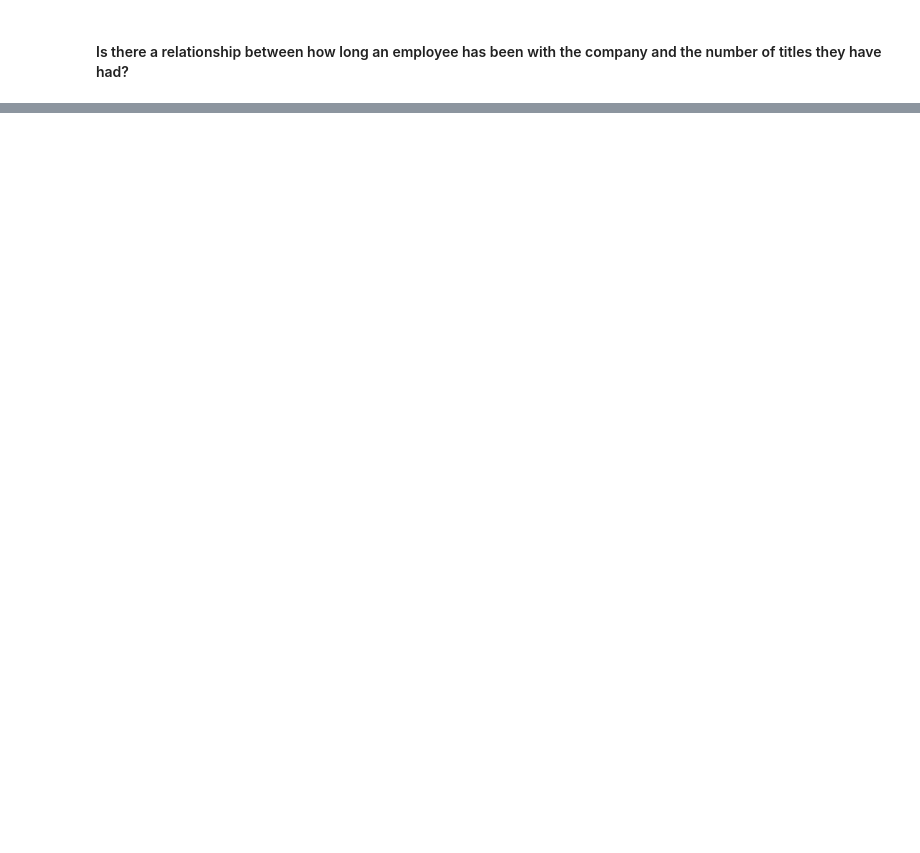
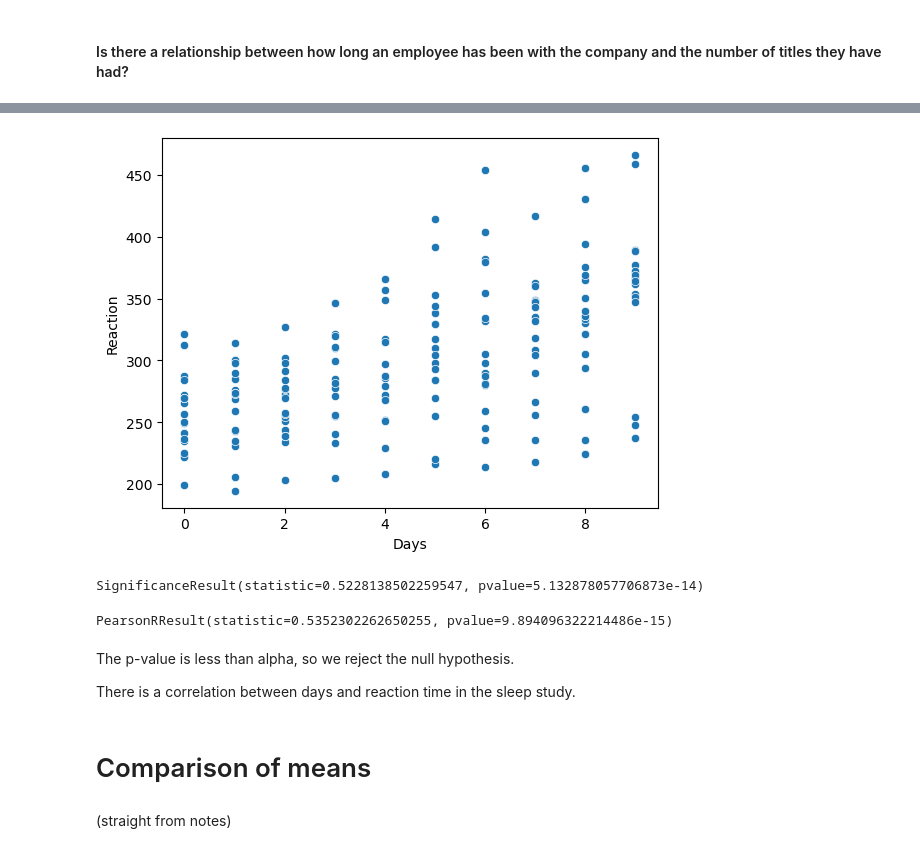
Before and after one commit to brandon-hess43/statistics-exercises, a Jupyter notebook: hypothesis_testing.ipynb, the cells around one changed output, grey strips where cells are left out. Cells and saved outputs as stored; diff of their text form; code cells hidden in the pictures; blank space fills up the shorter version.

Commit message:
added comparison of means exercises

```diff
--- a/hypothesis_testing.ipynb
+++ b/hypothesis_testing.ipynb
@@ -893,0 +1071,20 @@ df
+# %%
+sns.scatterplot(data=df, x='Days', y='Reaction');
+# %% [output]
+[figure, added]
+# %%
+stats.spearmanr(df.Days, df.Reaction)
+# %% [output]
+SignificanceResult(statistic=0.5228138502259547, pvalue=5.132878057706873e-14)
+# %%
+stats.pearsonr(df.Days, df.Reaction)
+# %% [output]
+PearsonRResult(statistic=0.5352302262650255, pvalue=9.894096322214486e-15)
+# %% [markdown]
+The p-value is less than alpha, so we reject the null hypothesis.
+
+There is a correlation between days and reaction time in the sleep study.
+# %% [markdown]
+# Comparison of means
+# %% [markdown]
+(straight from notes)
```
Also changed, not shown: parts of 109 cells of this notebook.
